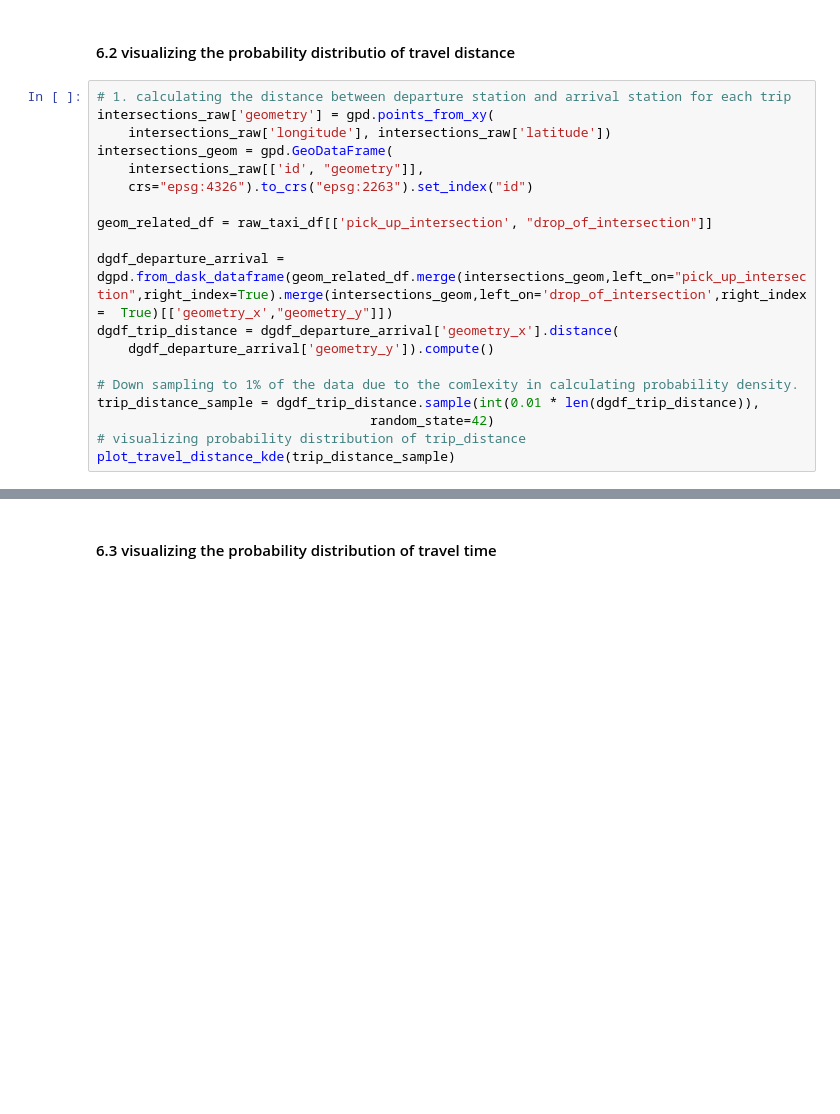
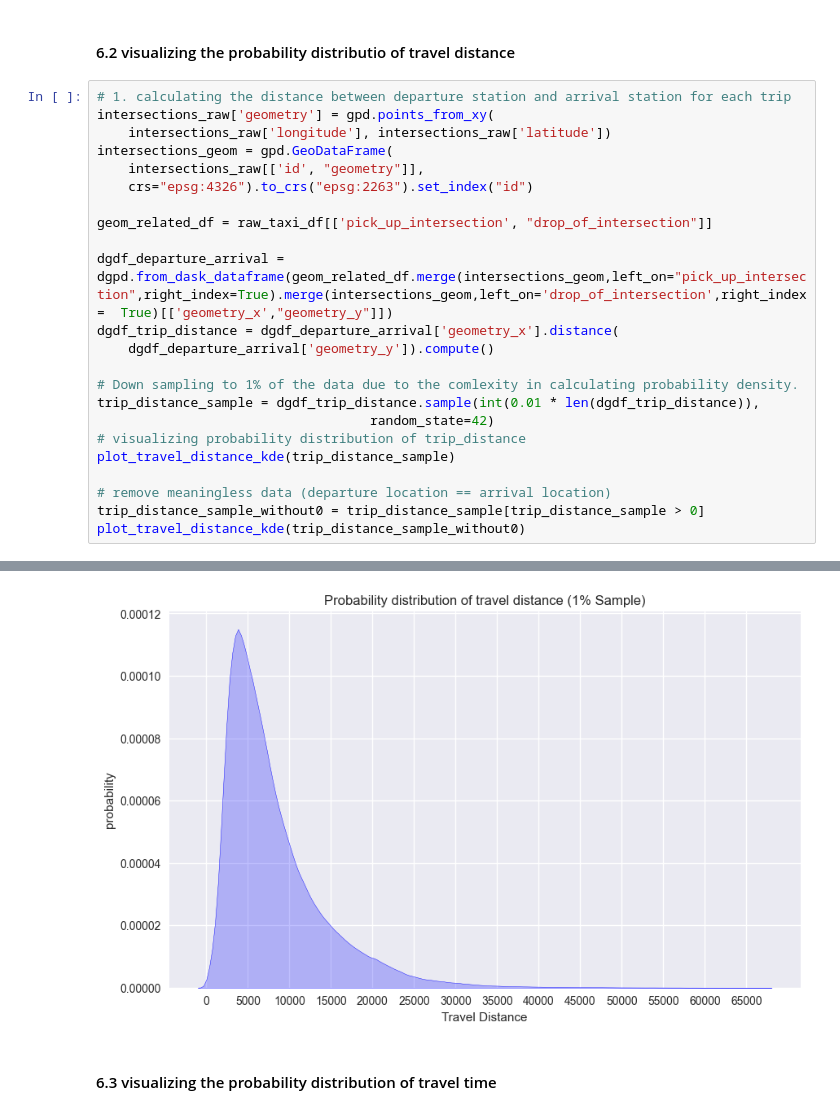
Before and after one commit to kingsley0107/LSGI524, a Jupyter notebook: Assignment2/code/assignment2.ipynb, the cells around one changed output, grey strips where cells are left out. Saved outputs shown, nothing was run; the diff lists cells and outputs as text; blank space fills up the shorter version.

```diff
--- a/Assignment2/assignment2.ipynb
+++ b/Assignment2/code/assignment2.ipynb
@@ -543,24 +566,29 @@ def plot_travel_time_kde(series):
 # %%
 # 1. calculating the distance between departure station and arrival station for each trip
 intersections_raw['geometry'] = gpd.points_from_xy(
     intersections_raw['longitude'], intersections_raw['latitude'])
 intersections_geom = gpd.GeoDataFrame(
     intersections_raw[['id', "geometry"]],
     crs="epsg:4326").to_crs("epsg:2263").set_index("id")
 
 geom_related_df = raw_taxi_df[['pick_up_intersection', "drop_of_intersection"]]
 
 dgdf_departure_arrival = dgpd.from_dask_dataframe(geom_related_df.merge(intersections_geom,left_on="pick_up_intersection",right_index=True).merge(intersections_geom,left_on='drop_of_intersection',right_index =  True)[['geometry_x',"geometry_y"]])
 dgdf_trip_distance = dgdf_departure_arrival['geometry_x'].distance(
     dgdf_departure_arrival['geometry_y']).compute()
 
 # Down sampling to 1% of the data due to the comlexity in calculating probability density.
 trip_distance_sample = dgdf_trip_distance.sample(int(0.01 * len(dgdf_trip_distance)),
                                    random_state=42)
 # visualizing probability distribution of trip_distance
 plot_travel_distance_kde(trip_distance_sample)
+
+# remove meaningless data (departure location == arrival location)
+trip_distance_sample_without0 = trip_distance_sample[trip_distance_sample > 0]
+plot_travel_distance_kde(trip_distance_sample_without0)
 # %% [output]
 [figure]
+[figure, added]
 # %% [markdown]
 #### 6.3 visualizing the probability distribution of travel time
 # %%
```
Also changed, not shown: parts of 8 cells of this notebook, 2 other files.
